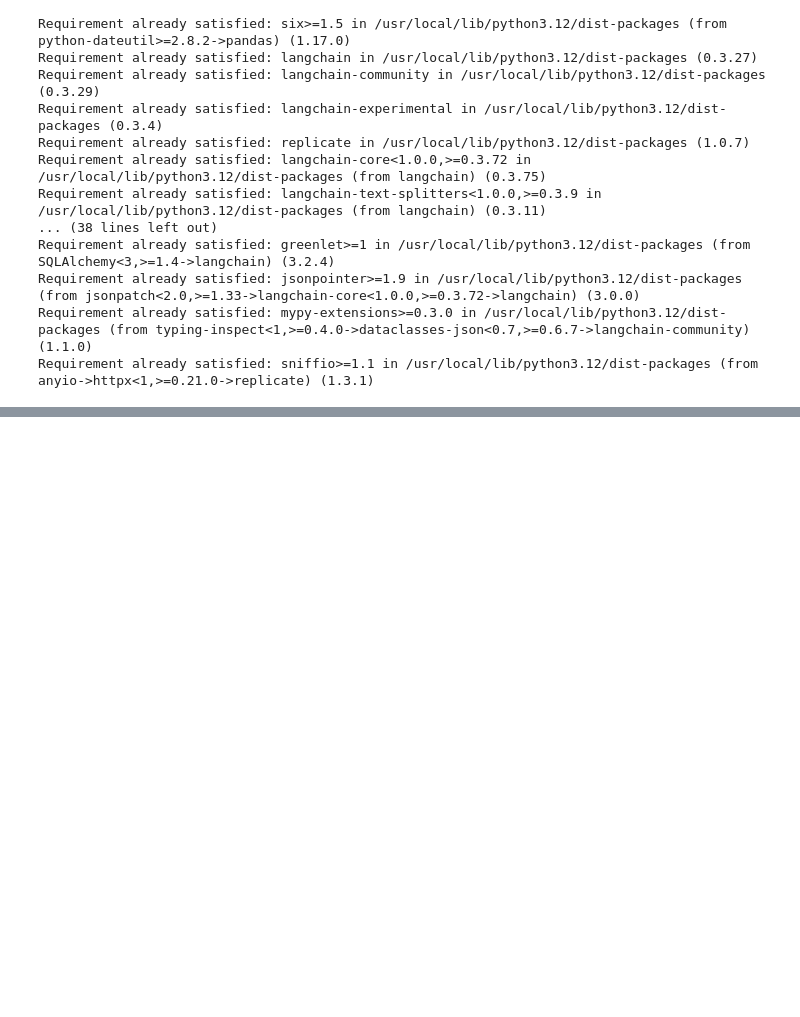
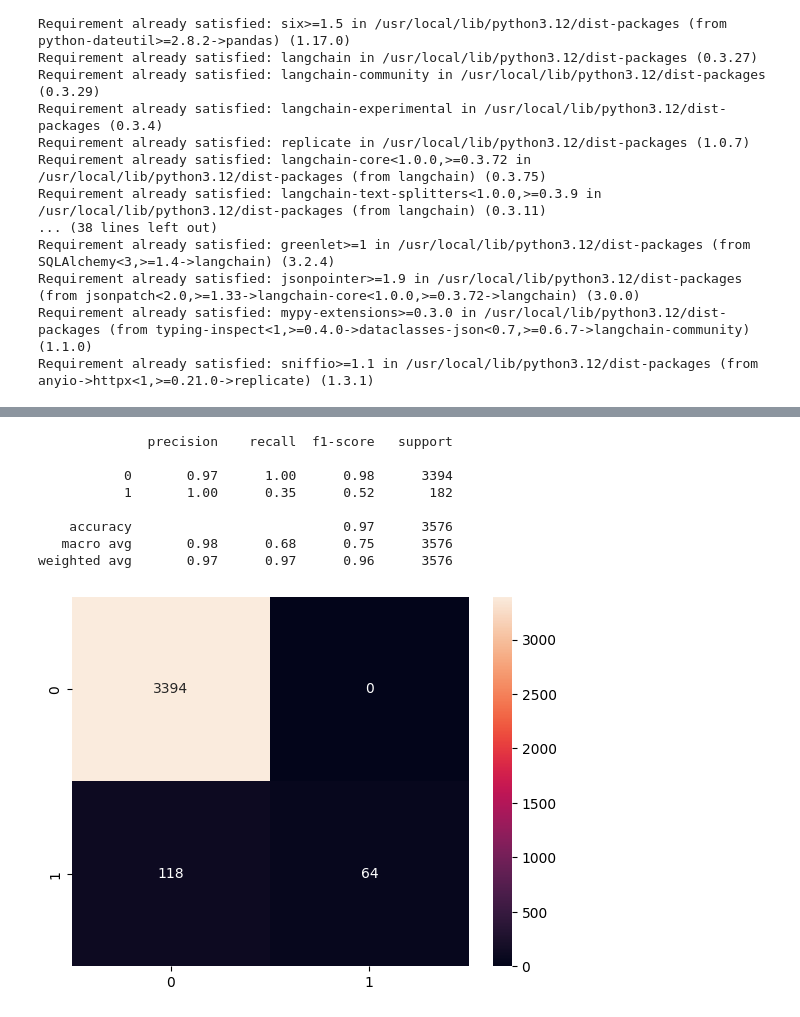
Before and after one commit to syifaurrohman/capstone-project, a Jupyter notebook: SDI_Hacktiv_Data_Syifaurrohman.ipynb, the cells around one changed output, grey strips where cells are left out. Drawn from its saved outputs; the diff is of its cells as text; code cells hidden in the pictures; blank space fills up the shorter version.

```diff
--- a/SDI_Hacktiv_Data_Syifaurrohman.ipynb
+++ b/SDI_Hacktiv_Data_Syifaurrohman.ipynb
@@ -164,0 +91,39 @@ Final Answer: Based on the provided dataframe, there is no data associating spec
+# %%
+X = df['description']
+y = df['fraudulent']
+# %%
+from sklearn.model_selection import train_test_split
+
+X_train, X_test, y_train, y_test = train_test_split(
+    X, y, test_size=0.2, random_state=42
+)
+# %%
+from sklearn.feature_extraction.text import TfidfVectorizer
+
+vectorizer = TfidfVectorizer(stop_words='english', max_features=5000)
+X_train_vec = vectorizer.fit_transform(X_train)
+X_test_vec = vectorizer.transform(X_test)
+# %%
+from sklearn.linear_model import LogisticRegression
+
+model = LogisticRegression()
+model.fit(X_train_vec, y_train)
+y_pred = model.predict(X_test_vec)
+# %%
+from sklearn.metrics import classification_report, confusion_matrix
+import seaborn as sns
+import matplotlib.pyplot as plt
+
+print(classification_report(y_test, y_pred))
+sns.heatmap(confusion_matrix(y_test, y_pred), annot=True, fmt="d")
+plt.show()
+# %% [output]
+              precision    recall  f1-score   support
+
+           0       0.97      1.00      0.98      3394
+           1       1.00      0.35      0.52       182
+
+    accuracy                           0.97      3576
+   macro avg       0.98      0.68      0.75      3576
+weighted avg       0.97      0.97      0.96      3576
+[figure, added]
```
Also changed, not shown: parts of 11 cells of this notebook.
